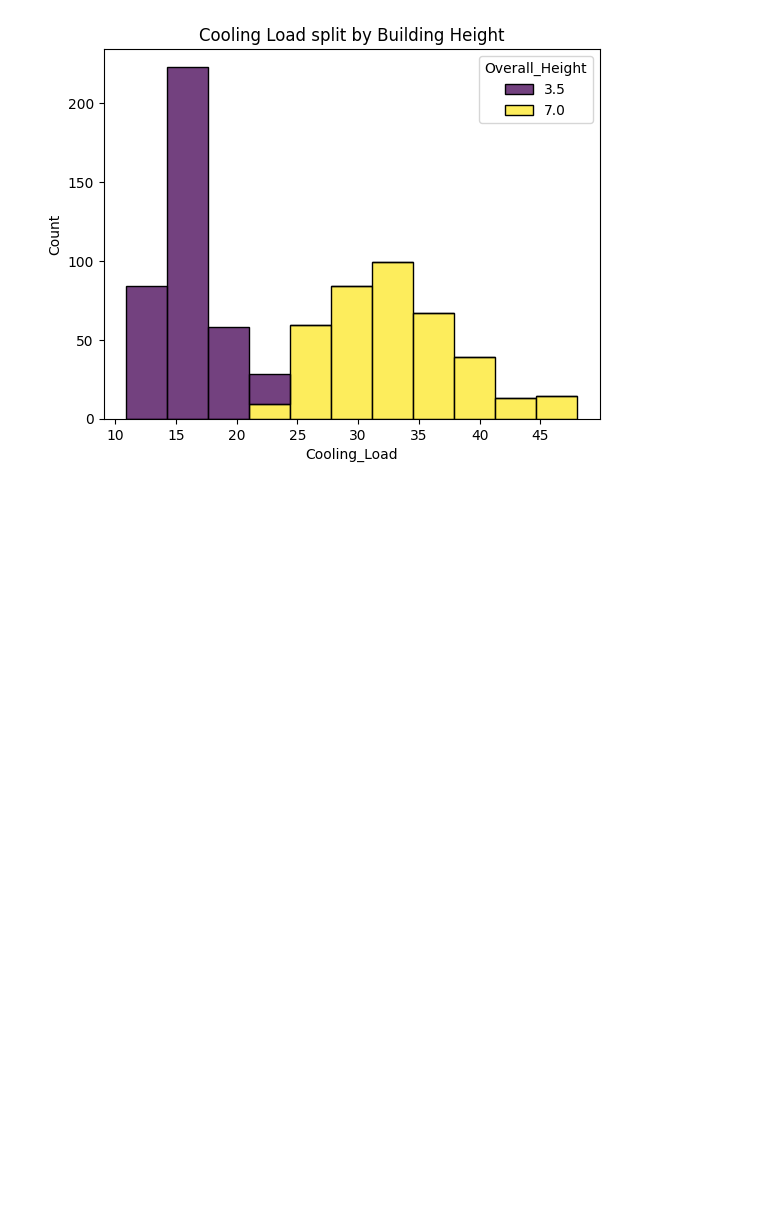
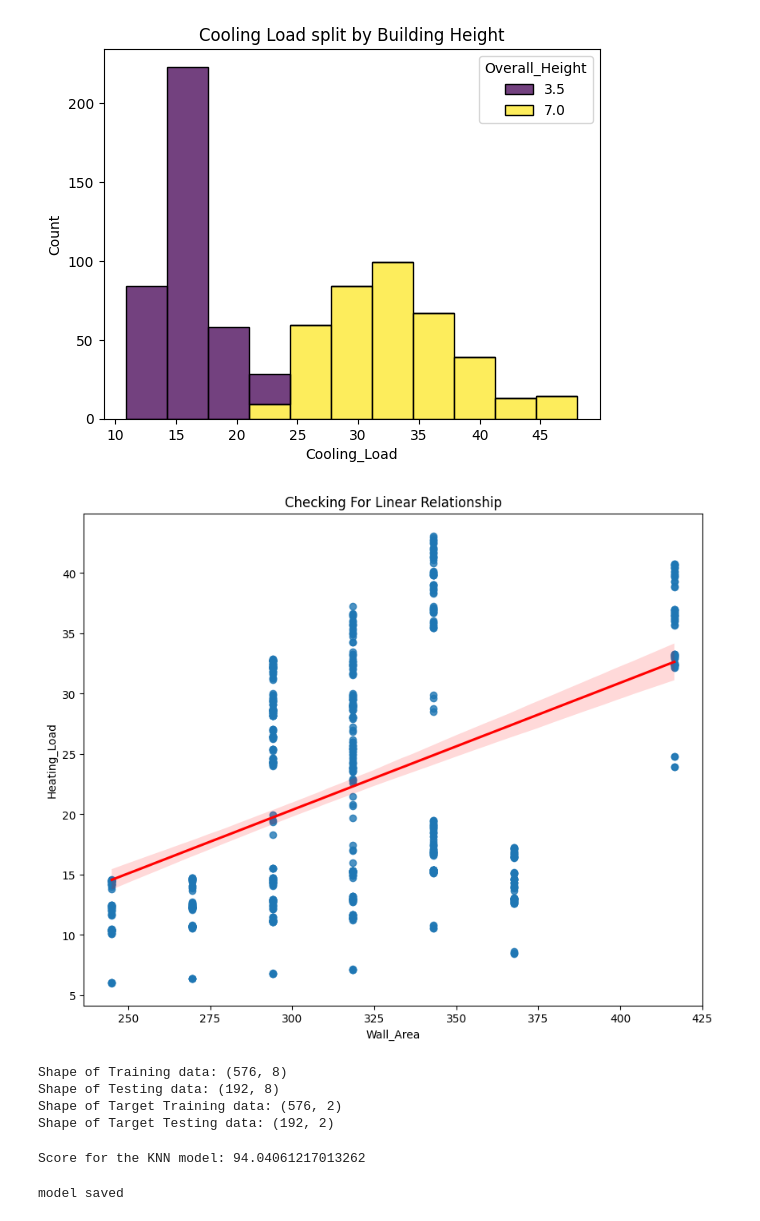
Before and after one commit to CallMeLuigiv2/energy-efficiency-app, a Jupyter notebook: observation.ipynb, the cells around one changed output. Drawn from its saved outputs; the diff is of its cells as text; code cells hidden in the pictures; blank space fills up the shorter version.

Commit message:
Finished the model and started the streamlit app

```diff
--- a/observation.ipynb
+++ b/observation.ipynb
@@ -80,3 +80,10 @@ plt.title("Cooling Load split by Building Height")
 plt.show()
 # %% [output]
 [figure]
+# %%
+plt.figure(figsize=(10,8))
+sns.regplot(x="Wall_Area", y= "Heating_Load", data=energy_df, line_kws={"color":"red"})
+plt.title("Checking For Linear Relationship")
+plt.show()
+# %% [output]
+[figure, added]
@@ -82,0 +98,30 @@ plt.show()
+# %%
+from sklearn.model_selection import train_test_split
+
+steps = [("scaler",StandardScaler()),
+          ("knn", KNeighborsRegressor(n_neighbors=5))]
+pipeline = Pipeline(steps=steps)
+
+X_train, X_test, y_train, y_test = train_test_split(feature_X,target_y, test_size=0.25, random_state=42)
+print(f"Shape of Training data: {X_train.shape}")
+print(f"Shape of Testing data: {X_test.shape} ")
+print(f"Shape of Target Training data: {y_train.shape}")
+print(f"Shape of Target Testing data: {y_test.shape}")
+# %% [output]
+Shape of Training data: (576, 8)
+Shape of Testing data: (192, 8)
+Shape of Target Training data: (576, 2)
+Shape of Target Testing data: (192, 2)
+# %%
+knn_scaled =  pipeline.fit(X_train,y_train)
+y_pred = knn_scaled.predict(X_test)
+print(f"Score for the KNN model: {knn_scaled.score(X_test,y_test) * 100}")
+# %% [output]
+Score for the KNN model: 94.04061217013262
+# %%
+import joblib
+
+joblib.dump(pipeline,"model.pkl")
+print("model saved")
+# %% [output]
+model saved
```
Also changed, not shown: parts of 3 cells of this notebook, 5 other files.
